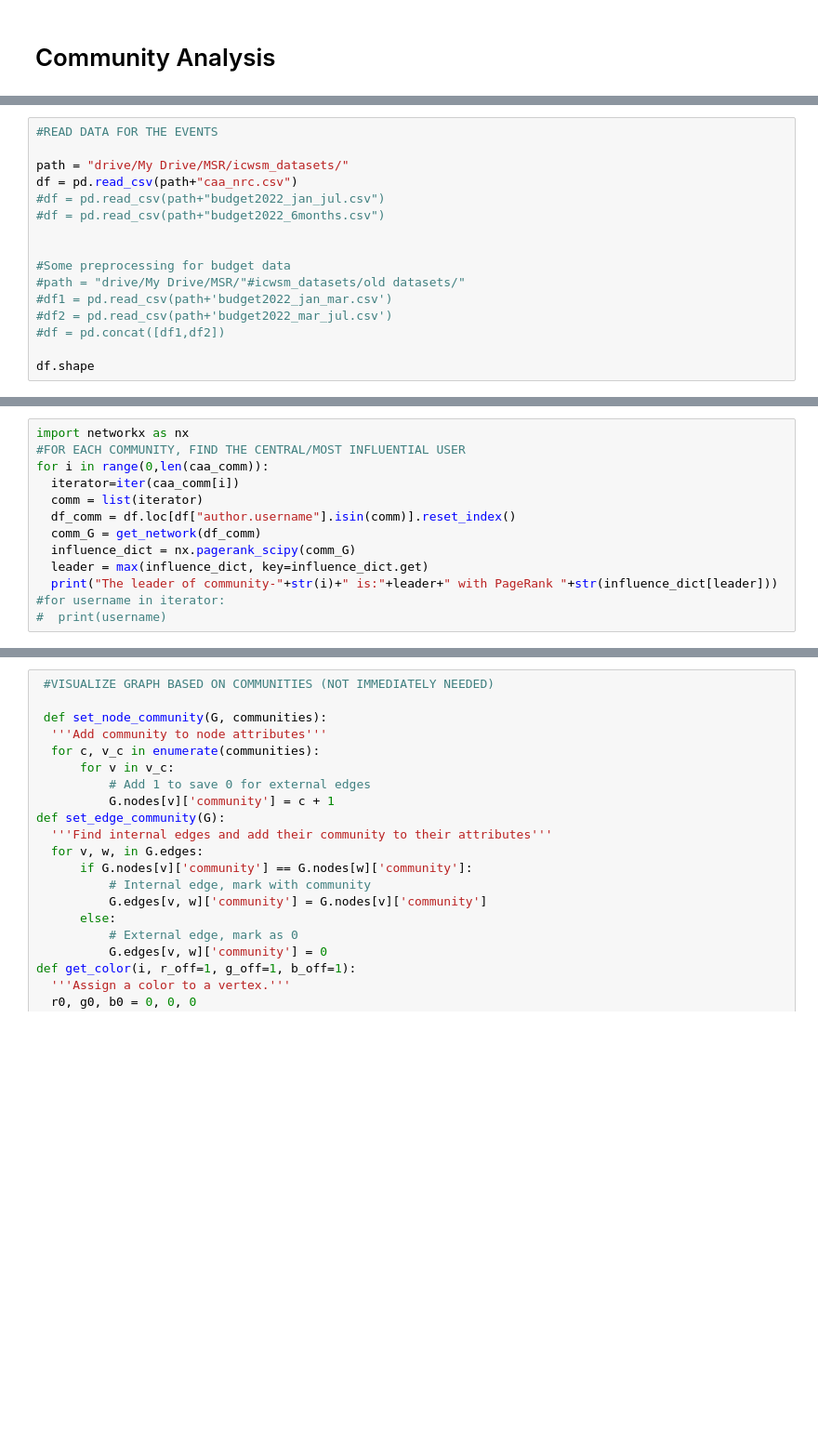
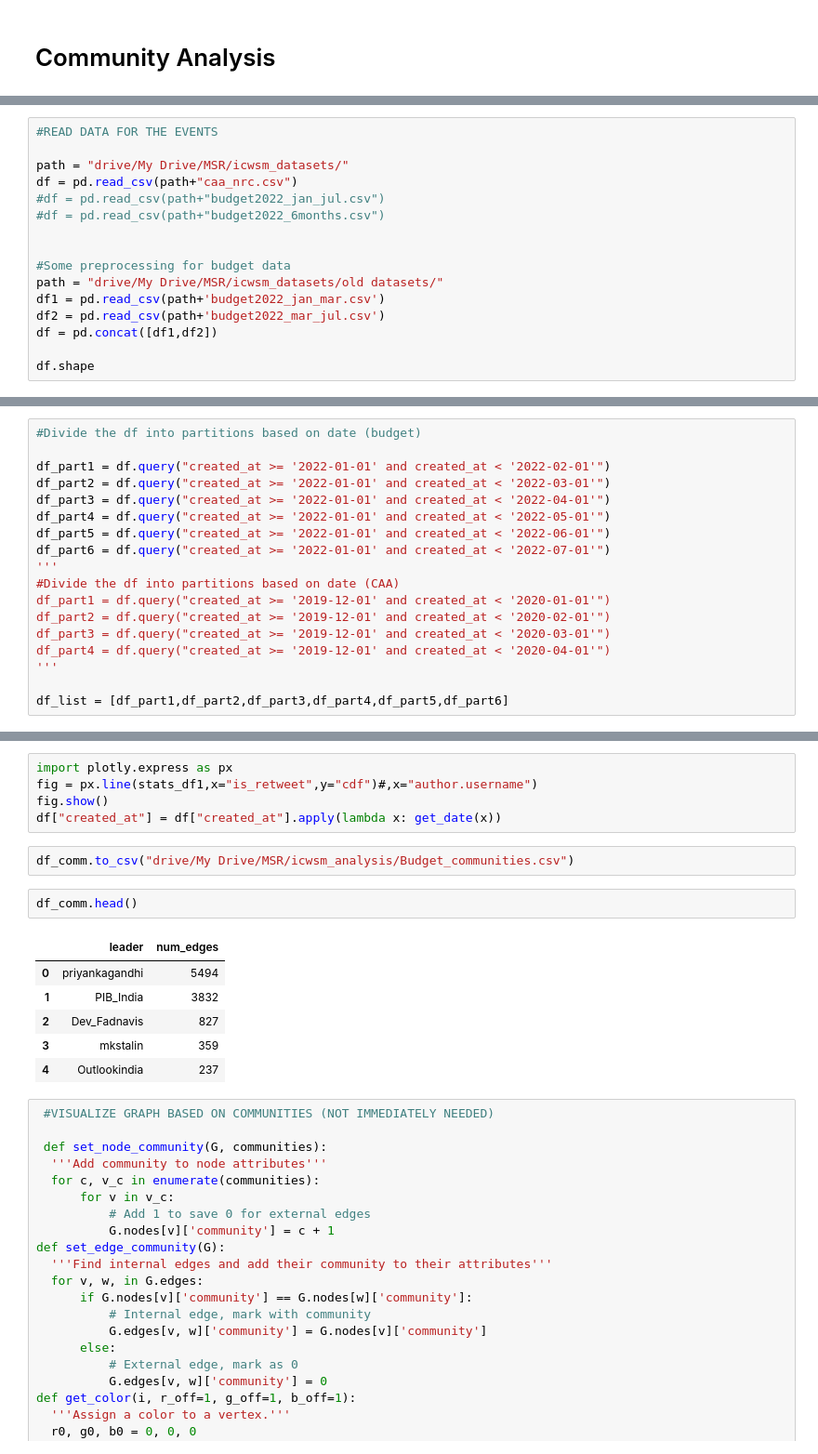
Before and after one commit to wikiban43/Misinformation-Analysis, a Jupyter notebook: community.ipynb, the cells around one changed output, grey strips where cells are left out. Shown at 93% size. Drawn from its saved outputs; the diff is of its cells as text; blank space fills up the shorter version.

Commit message:
Added temporal analysis of communities

```diff
--- a/community.ipynb
+++ b/community.ipynb
@@ -36,10 +132,10 @@ df = pd.read_csv(path+"caa_nrc.csv")
 
 
 #Some preprocessing for budget data
-#path = "drive/My Drive/MSR/"#icwsm_datasets/old datasets/"
-#df1 = pd.read_csv(path+'budget2022_jan_mar.csv')
-#df2 = pd.read_csv(path+'budget2022_mar_jul.csv')
-#df = pd.concat([df1,df2])
+path = "drive/My Drive/MSR/icwsm_datasets/old datasets/"
+df1 = pd.read_csv(path+'budget2022_jan_mar.csv')
+df2 = pd.read_csv(path+'budget2022_mar_jul.csv')
+df = pd.concat([df1,df2])
 
 df.shape
 # %% [output]
@@ -211,13 +152,18 @@ caa_comm = communities
-# %%
-import networkx as nx
-#FOR EACH COMMUNITY, FIND THE CENTRAL/MOST INFLUENTIAL USER
-for i in range(0,len(caa_comm)):
-  iterator=iter(caa_comm[i])
-  comm = list(iterator)
-  df_comm = df.loc[df["author.username"].isin(comm)].reset_index()
-  comm_G = get_network(df_comm)
-  influence_dict = nx.pagerank_scipy(comm_G)
-  leader = max(influence_dict, key=influence_dict.get)
-  print("The leader of community-"+str(i)+" is:"+leader+" with PageRank "+str(influence_dict[leader]))
-#for username in iterator:
-#  print(username)
+# %%
+#Divide the df into partitions based on date (budget)
+
+df_part1 = df.query("created_at >= '2022-01-01' and created_at < '2022-02-01'")
+df_part2 = df.query("created_at >= '2022-01-01' and created_at < '2022-03-01'")
+df_part3 = df.query("created_at >= '2022-01-01' and created_at < '2022-04-01'")
+df_part4 = df.query("created_at >= '2022-01-01' and created_at < '2022-05-01'")
+df_part5 = df.query("created_at >= '2022-01-01' and created_at < '2022-06-01'")
+df_part6 = df.query("created_at >= '2022-01-01' and created_at < '2022-07-01'")
+'''
+#Divide the df into partitions based on date (CAA)
+df_part1 = df.query("created_at >= '2019-12-01' and created_at < '2020-01-01'")
+df_part2 = df.query("created_at >= '2019-12-01' and created_at < '2020-02-01'")
+df_part3 = df.query("created_at >= '2019-12-01' and created_at < '2020-03-01'")
+df_part4 = df.query("created_at >= '2019-12-01' and created_at < '2020-04-01'")
+'''
+
+df_list = [df_part1,df_part2,df_part3,df_part4,df_part5,df_part6]
@@ -224,3 +296,19 @@ for i in range(0,len(caa_comm)):
+# %%
+import plotly.express as px
+fig = px.line(stats_df1,x="is_retweet",y="cdf")#,x="author.username")
+fig.show()
+df["created_at"] = df["created_at"].apply(lambda x: get_date(x))
+# %%
+df_comm.to_csv("drive/My Drive/MSR/icwsm_analysis/Budget_communities.csv")
+# %%
+df_comm.head()
+# %% [output]
+|  | leader | num_edges |
+| 0 | priyankagandhi | 5494 |
+| 1 | PIB_India | 3832 |
+| 2 | Dev_Fadnavis | 827 |
+| 3 | mkstalin | 359 |
+| 4 | Outlookindia | 237 |
 # %%
  #VISUALIZE GRAPH BASED ON COMMUNITIES (NOT IMMEDIATELY NEEDED)
 
```
Also changed, not shown: parts of 20 cells of this notebook.
